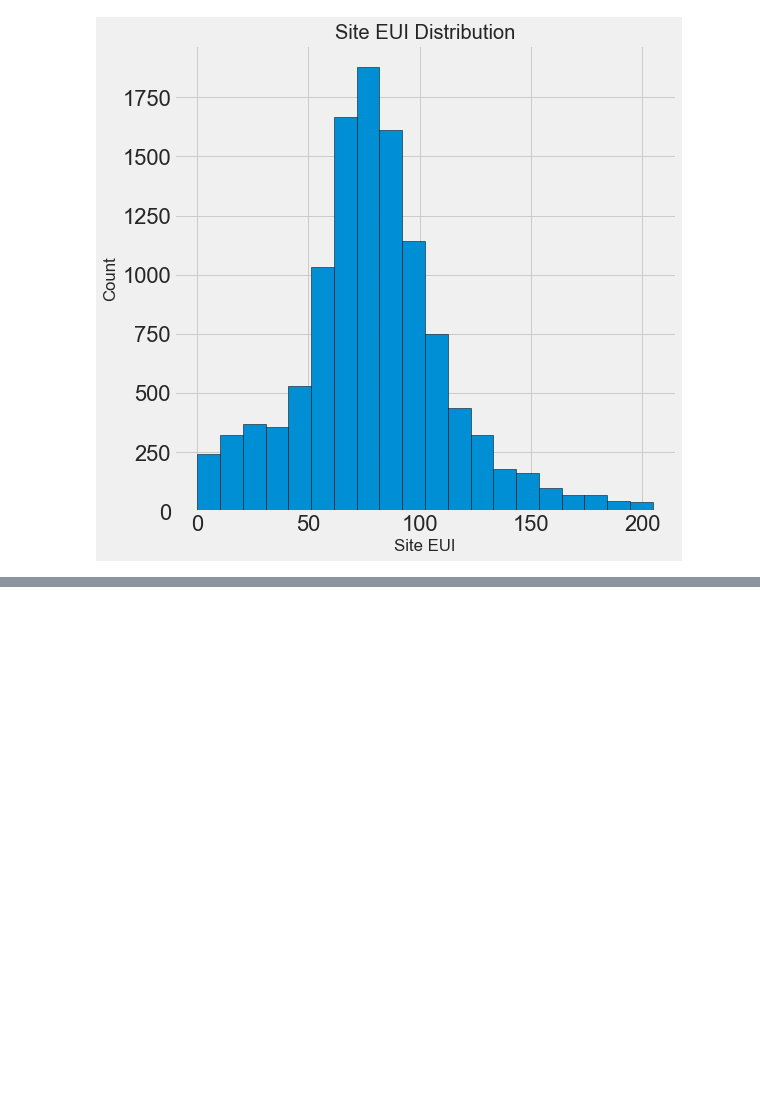
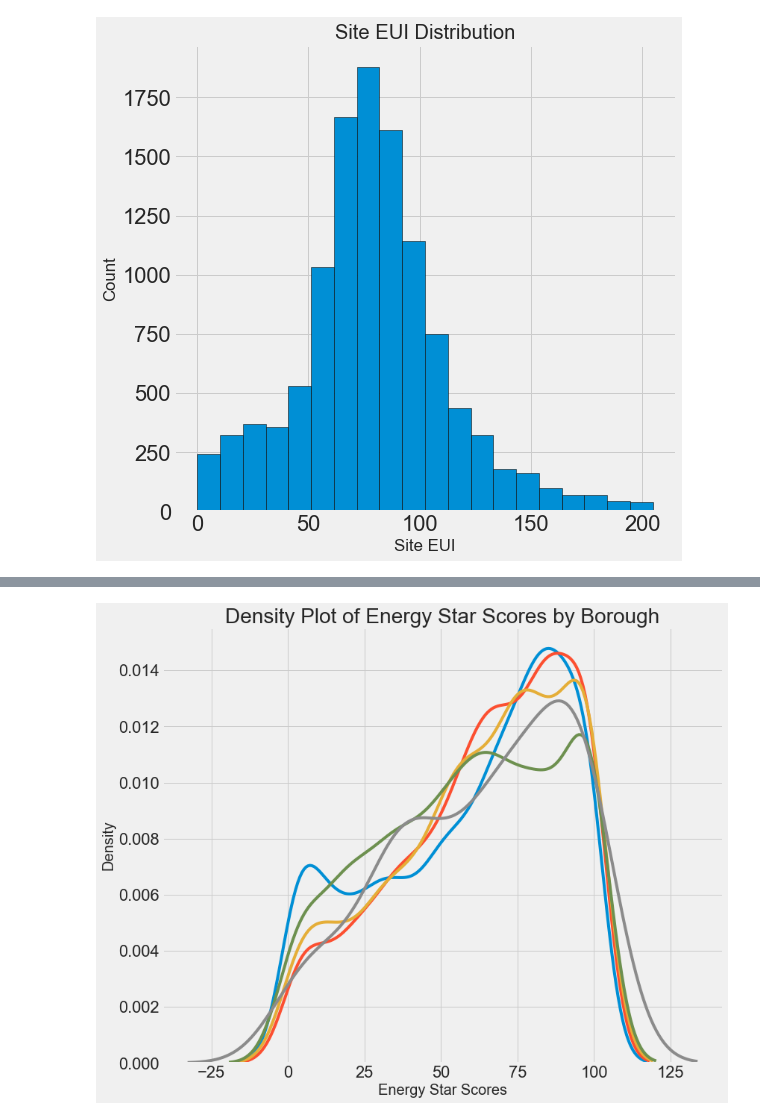
Before and after one commit to Jared-Glenn/Machine_Learning_Project_Walkthrough, a Jupyter notebook: ml_walkthrough.ipynb, the cells around one changed output, grey strips where cells are left out. Drawn from its saved outputs; the diff is of its cells as text; code cells hidden in the pictures; blank space fills up the shorter version.

```diff
--- a/ml_walkthrough.ipynb
+++ b/ml_walkthrough.ipynb
@@ -273,0 +297,23 @@ plt.ylabel('Count'); plt.title('Site EUI Distribution');
+# %%
+# Create a list of boroughs with more than 100 observations
+boroughs = data.dropna(subset=['score'])
+boroughs = boroughs['Borough'].value_counts()
+boroughs = list(boroughs[boroughs.values > 100].index)
+# %%
+# Plot of distribution of scores for boroughs
+figsize(12, 10)
+
+# Plot each borough distribution of scores
+for borough in boroughs:
+    # Select the borough
+    subset = data[data['Borough'] == borough]
+
+    # Density plot of Energy Star scores
+    sns.kdeplot(subset['score'].dropna(),
+                label = borough);
+
+# Label the plot
+plt.xlabel('Energy Star Scores', size = 20); plt.ylabel('Density', size = 20);
+plt.title('Density Plot of Energy Star Scores by Borough', size = 28);
+# %% [output]
+[figure, added]
```
Also changed, not shown: parts of 6 cells of this notebook.
